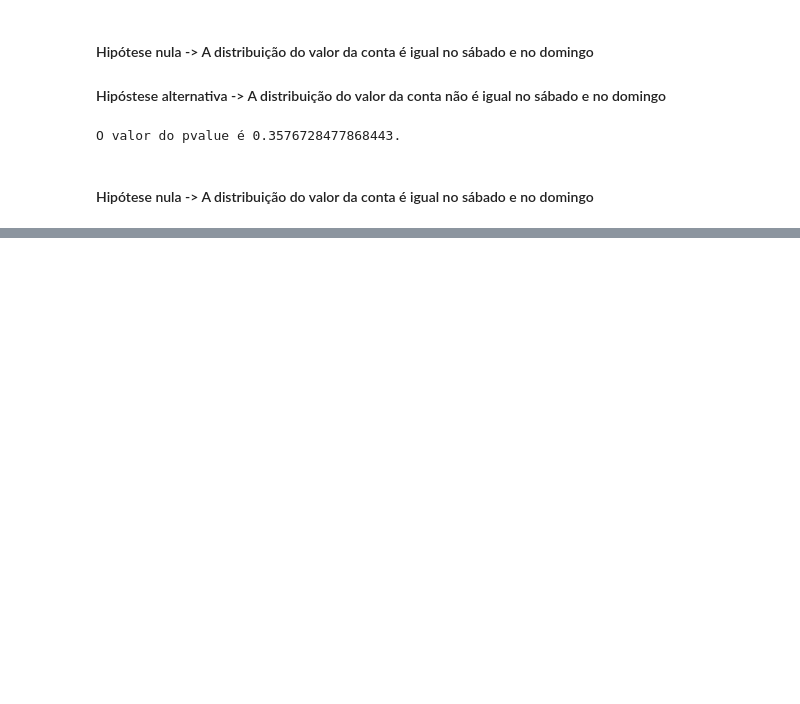
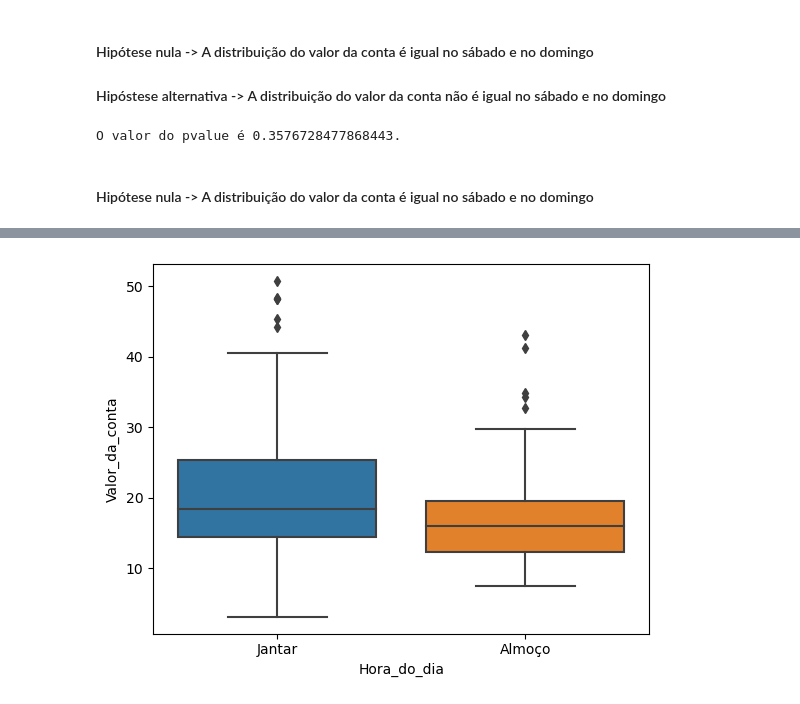
Before and after one commit to MMouraLMelo/python-para-data-science, a Jupyter notebook: data visualization_explorando com seaborn/analise de dados de gorjetas.ipynb, the cells around one changed output, grey strips where cells are left out. Saved outputs shown, nothing was run; the diff lists cells and outputs as text; code cells hidden in the pictures; blank space fills up the shorter version.

```diff
--- a/data visualization_explorando com seaborn/analise de dados de gorjetas.ipynb
+++ b/data visualization_explorando com seaborn/analise de dados de gorjetas.ipynb
@@ -397,0 +412,4 @@ O valor do pvalue é 0.3576728477868443.
+# %%
+grafico20 = sns.boxplot(x = 'Hora_do_dia', y = 'Valor_da_conta', data = novo_df)
+# %% [output]
+[figure, added]
```
Also changed, not shown: parts of 20 cells of this notebook.
